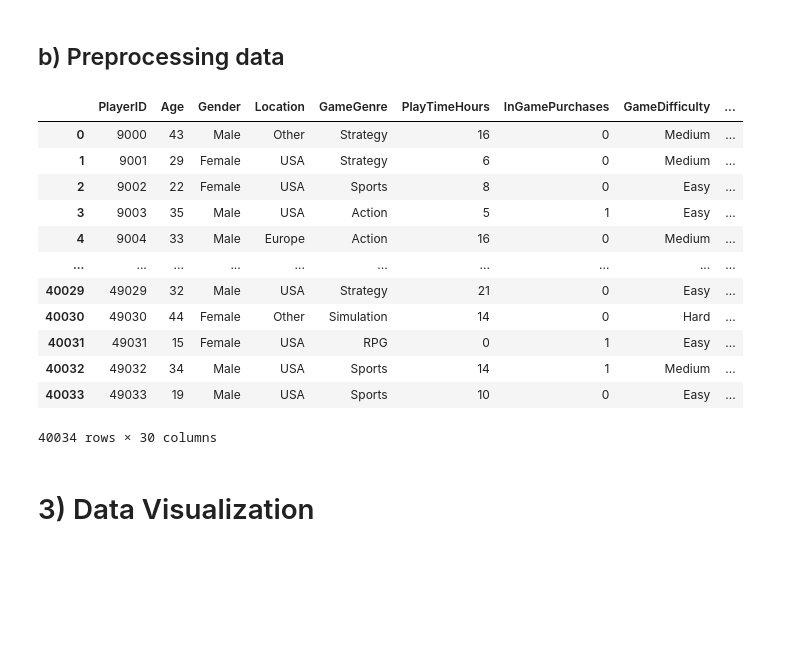
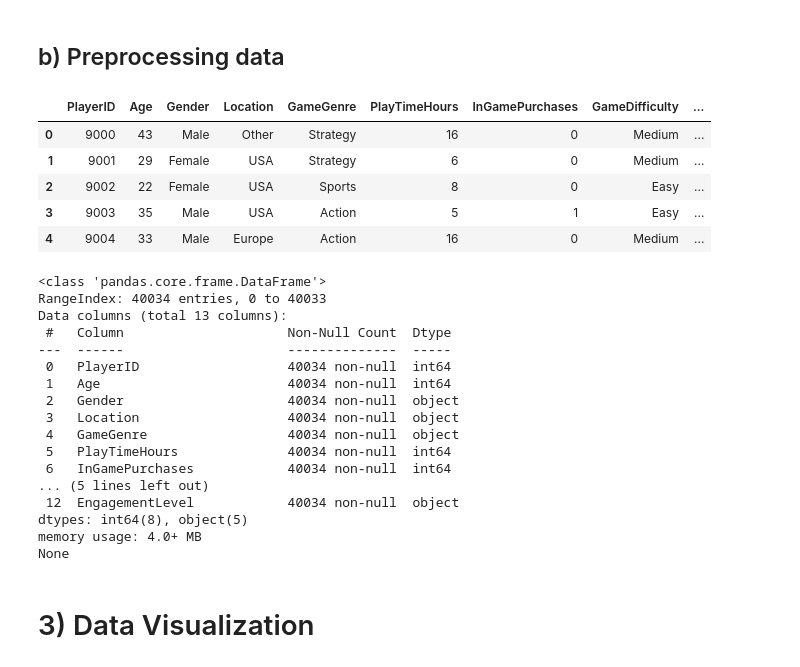
Before and after one commit to LogBlast/projectdata_group6, a Jupyter notebook: project_group6.ipynb, the cells around one changed output. Drawn from its saved outputs; the diff is of its cells as text; code cells hidden in the pictures; blank space fills up the shorter version.

```diff
--- a/project_group6.ipynb
+++ b/project_group6.ipynb
@@ -61,34 +59,46 @@ The dataset is already clean
 # %% [markdown]
 ## b) Preprocessing data
 # %%
-# float into int
+
+# float
 float_cols = df.select_dtypes(include='float').columns
 df[float_cols] = df[float_cols].round().astype('int')
 
-# column type object
+# numeric
+numeric_columns = ["Age", "PlayTimeHours", "SessionsPerWeek", "PlayerLevel"]
+df[numeric_columns] = df[numeric_columns].apply(pd.to_numeric, errors='coerce')
+
+# missing values
+df.dropna(subset=numeric_columns, inplace=True)
+
 cat_cols = df.select_dtypes(include='object').columns
 
-# one-hot
-df_dummies = pd.get_dummies(df[cat_cols], dtype=int)
-
-# concat
-df = pd.concat([df, df_dummies], axis=1)
-
-display(df)
+display(df.head())
+print(df.info())
 # %% [output]
 |  | PlayerID | Age | Gender | Location | GameGenre | PlayTimeHours | InGamePurchases | GameDifficulty | ... |
 | 0 | 9000 | 43 | Male | Other | Strategy | 16 | 0 | Medium | ... |
 | 1 | 9001 | 29 | Female | USA | Strategy | 6 | 0 | Medium | ... |
 | 2 | 9002 | 22 | Female | USA | Sports | 8 | 0 | Easy | ... |
 | 3 | 9003 | 35 | Male | USA | Action | 5 | 1 | Easy | ... |
 | 4 | 9004 | 33 | Male | Europe | Action | 16 | 0 | Medium | ... |
-| ... | ... | ... | ... | ... | ... | ... | ... | ... | ... |
-| 40029 | 49029 | 32 | Male | USA | Strategy | 21 | 0 | Easy | ... |
-| 40030 | 49030 | 44 | Female | Other | Simulation | 14 | 0 | Hard | ... |
-| 40031 | 49031 | 15 | Female | USA | RPG | 0 | 1 | Easy | ... |
-| 40032 | 49032 | 34 | Male | USA | Sports | 14 | 1 | Medium | ... |
-| 40033 | 49033 | 19 | Male | USA | Sports | 10 | 0 | Easy | ... |
-40034 rows × 30 columns
+<class 'pandas.core.frame.DataFrame'>
+RangeIndex: 40034 entries, 0 to 40033
+Data columns (total 13 columns):
+ #   Column                     Non-Null Count  Dtype
+---  ------                     --------------  -----
+ 0   PlayerID                   40034 non-null  int64
+ 1   Age                        40034 non-null  int64
+ 2   Gender                     40034 non-null  object
+ 3   Location                   40034 non-null  object
+ 4   GameGenre                  40034 non-null  object
+ 5   PlayTimeHours              40034 non-null  int64
+ 6   InGamePurchases            40034 non-null  int64
+... (5 lines left out)
+ 12  EngagementLevel            40034 non-null  object
+dtypes: int64(8), object(5)
+memory usage: 4.0+ MB
+None
 # %% [markdown]
 # 3) Data Visualization
 # %% [markdown]
```
Also changed, not shown: parts of 9 cells of this notebook.
